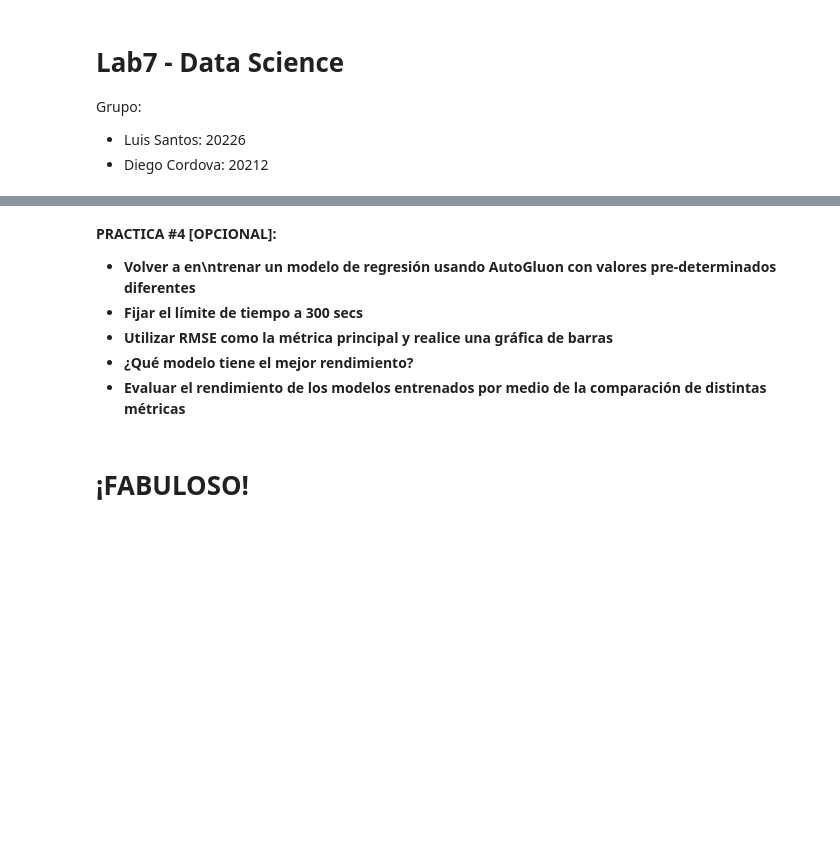
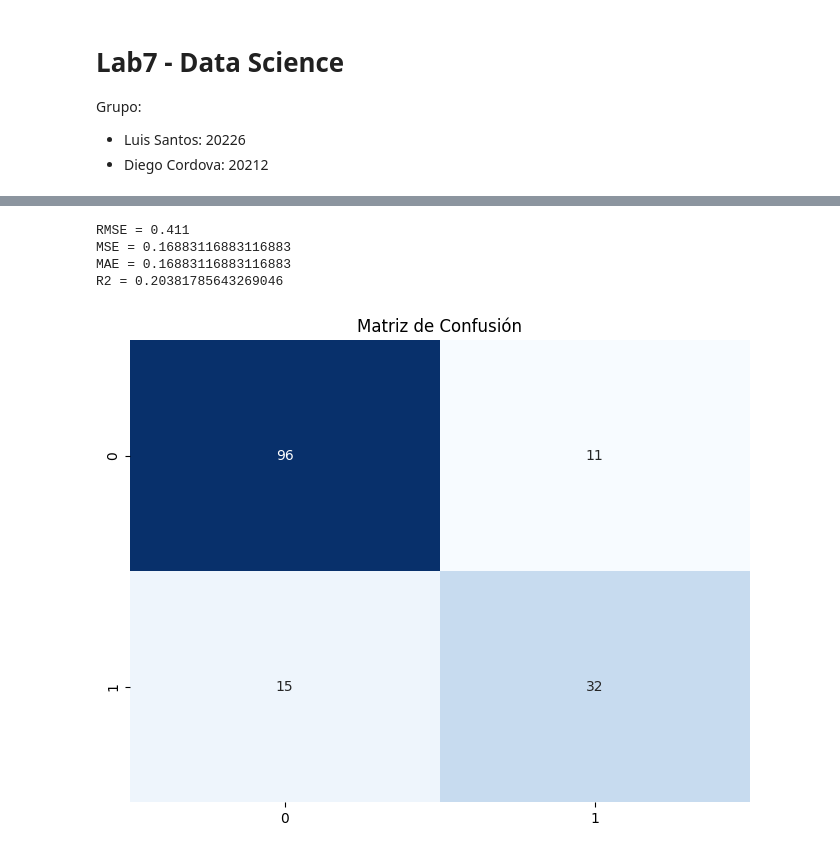
Before and after one commit to Diego-CB/Lab7-DS, a Jupyter notebook: Lab7.ipynb, the cells around one changed output, grey strips where cells are left out. Drawn from its saved outputs; the diff is of its cells as text; code cells hidden in the pictures; blank space fills up the shorter version.

```diff
--- a/Lab7.ipynb
+++ b/Lab7.ipynb
@@ -145,3 +250,3 @@ X_prueba
 # %%
-y_prueba = X_prueba['charges']
+y_prueba = X_prueba['Outcome']
 y_prueba # valores correctos
@@ -154,20 +266,28 @@ plt.xlabel('Valores reales')
 # %%
+# Otras metricas de rendimiento
 from sklearn.metrics import r2_score, mean_squared_error, mean_absolute_error
 from math import sqrt
+y_predicc = predictor.predict(X_prueba)
 
 RMSE = float(format(np.sqrt(mean_squared_error(y_prueba, y_predicc)),'.3f'))
 MSE = mean_squared_error(y_prueba, y_predicc)
 MAE = mean_absolute_error(y_prueba, y_predicc)
 r2 = r2_score(y_prueba, y_predicc)
 
 print('RMSE =',RMSE, '\nMSE =',MSE, '\nMAE =',MAE, '\nR2 =', r2)
+
+# Matriz de confusion
+import matplotlib.pyplot as plt
+import seaborn as sns
+confusion = confusion_matrix(y_prueba, y_predicc)
+
+plt.figure(figsize=(8, 6))
+sns.heatmap(confusion, annot=True, fmt="d", cmap="Blues", cbar=False)
+plt.title('Matriz de Confusión')
+plt.show()
+# %% [output]
+RMSE = 0.411
+MSE = 0.16883116883116883
+MAE = 0.16883116883116883
+R2 = 0.20381785643269046
+[figure, added]
-# %% [markdown]
-**PRACTICA #4 [OPCIONAL]:**
-
-- **Volver a en\ntrenar un modelo de regresión usando AutoGluon con valores pre-determinados diferentes**
-- **Fijar el límite de tiempo a 300 secs**
-- **Utilizar RMSE como la métrica principal y realice una gráfica de barras**
-- **¿Qué modelo tiene el mejor rendimiento?**
-- **Evaluar el rendimiento de los modelos entrenados por medio de la comparación de distintas métricas**
-# %% [markdown]
-# ¡FABULOSO!
```
Also changed, not shown: parts of 52 cells of this notebook.
